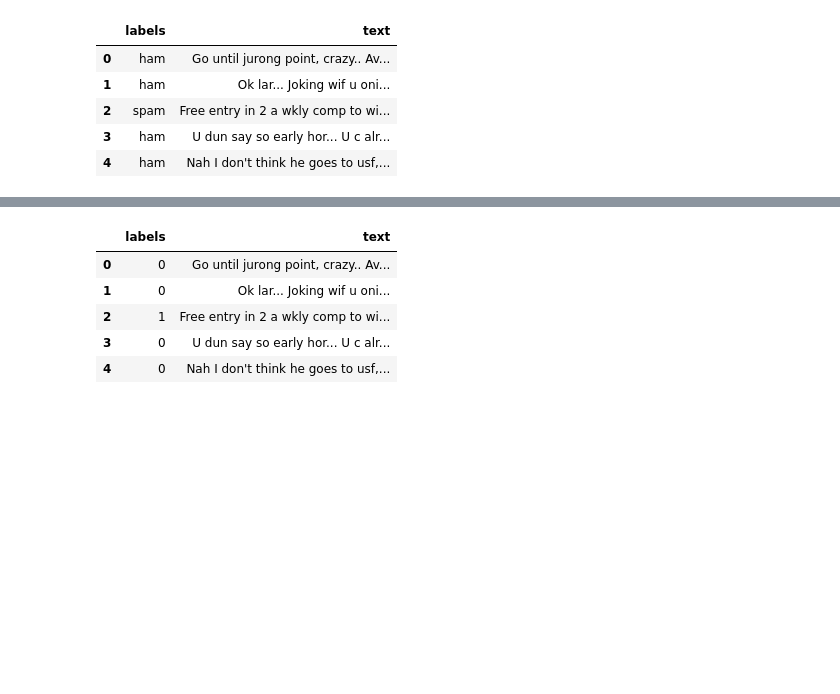
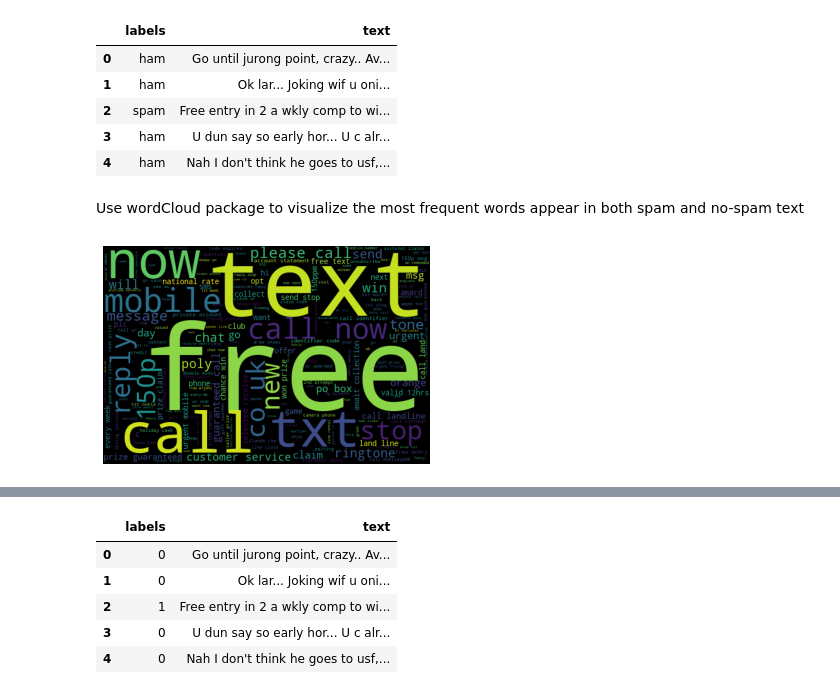
Before and after one commit to rhettxio/NLP, a Jupyter notebook: Spam_Detection/Spam_Detector.ipynb, the cells around one changed output, grey strips where cells are left out. Drawn from its saved outputs; the diff is of its cells as text; code cells hidden in the pictures; blank space fills up the shorter version.

```diff
--- a/Spam_Detection/Spam_Detector.ipynb
+++ b/Spam_Detection/Spam_Detector.ipynb
@@ -51,3 +51,20 @@ df.head()
 | 2 | spam | Free entry in 2 a wkly comp to wi... |
 | 3 | ham | U dun say so early hor... U c alr... |
 | 4 | ham | Nah I don't think he goes to usf,... |
+# %% [markdown]
+Use wordCloud package to visualize the most frequent words appear in both spam and no-spam text
+# %%
+# visualize the data
+def visualize(label):
+  words = ''
+  for msg in df[df['labels'] == label]['text']:
+    msg = msg.lower()
+    words += msg + ' '
+  wordcloud = WordCloud(width=600, height=400).generate(words)
+  plt.imshow(wordcloud)
+  plt.axis('off')
+  plt.show()
+# %%
+visualize('spam')
+# %% [output]
+[figure, added]
```
Also changed, not shown: parts of 1 cell of this notebook.
